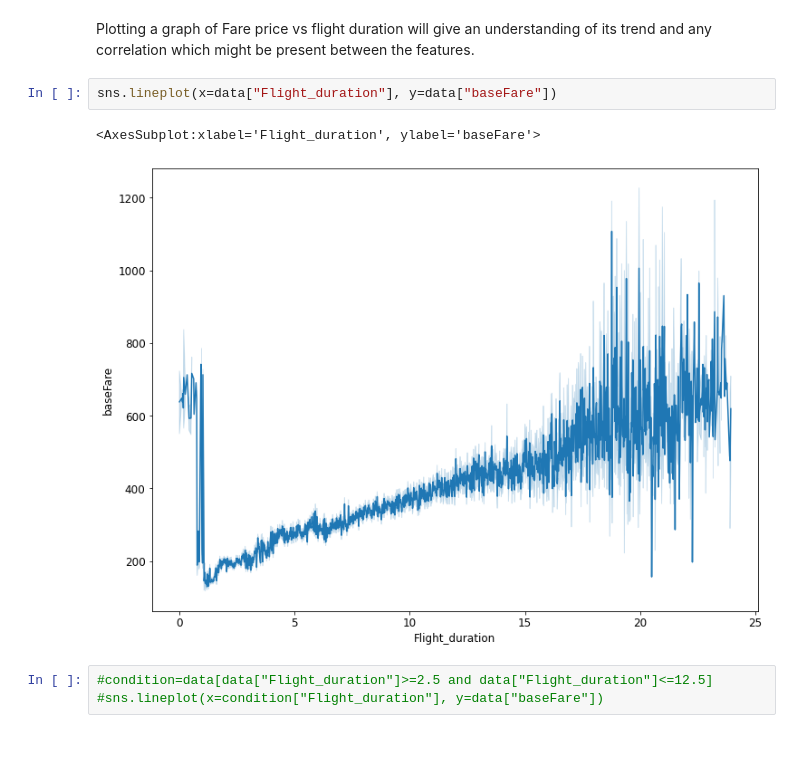
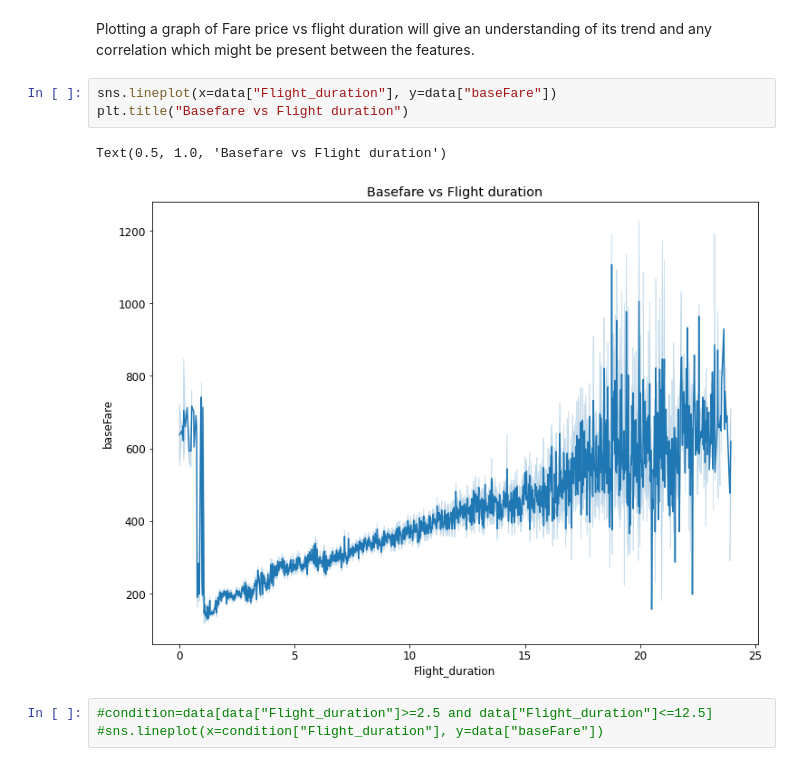
Before and after one commit to ChrisAlex2104/Data-and-Network-project, a Jupyter notebook: Final Project Notebook_v1.ipynb, the cells around one changed output. Saved outputs shown, nothing was run; the diff lists cells and outputs as text.

```diff
--- a/Final Project Notebook_v1.ipynb
+++ b/Final Project Notebook_v1.ipynb
@@ -343,9 +347,10 @@ The Chicago, IL O’Hare (ORD) airport is the best connected airport meaning tha
 Plotting a graph of Fare price vs flight duration will give an understanding of its trend and any correlation which might be present between the features.
 # %%
 sns.lineplot(x=data["Flight_duration"], y=data["baseFare"])
+plt.title("Basefare vs Flight duration")
 # %% [output]
-<AxesSubplot:xlabel='Flight_duration', ylabel='baseFare'>
+Text(0.5, 1.0, 'Basefare vs Flight duration')
-[figure, old version]
+[figure, new version]
 # %%
 #condition=data[data["Flight_duration"]>=2.5 and data["Flight_duration"]<=12.5]
 #sns.lineplot(x=condition["Flight_duration"], y=data["baseFare"])
```
Also changed, not shown: parts of 22 cells of this notebook.
